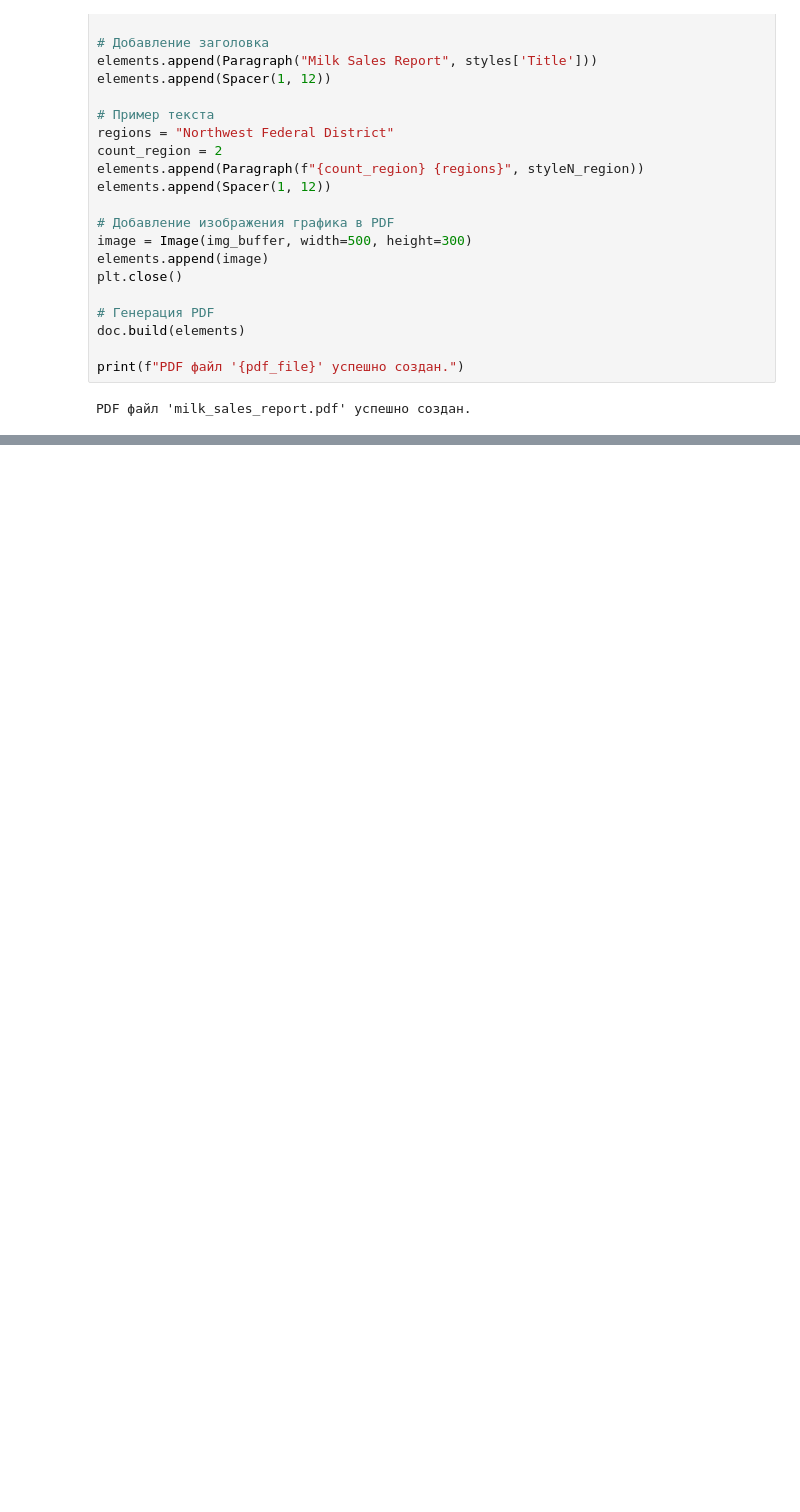
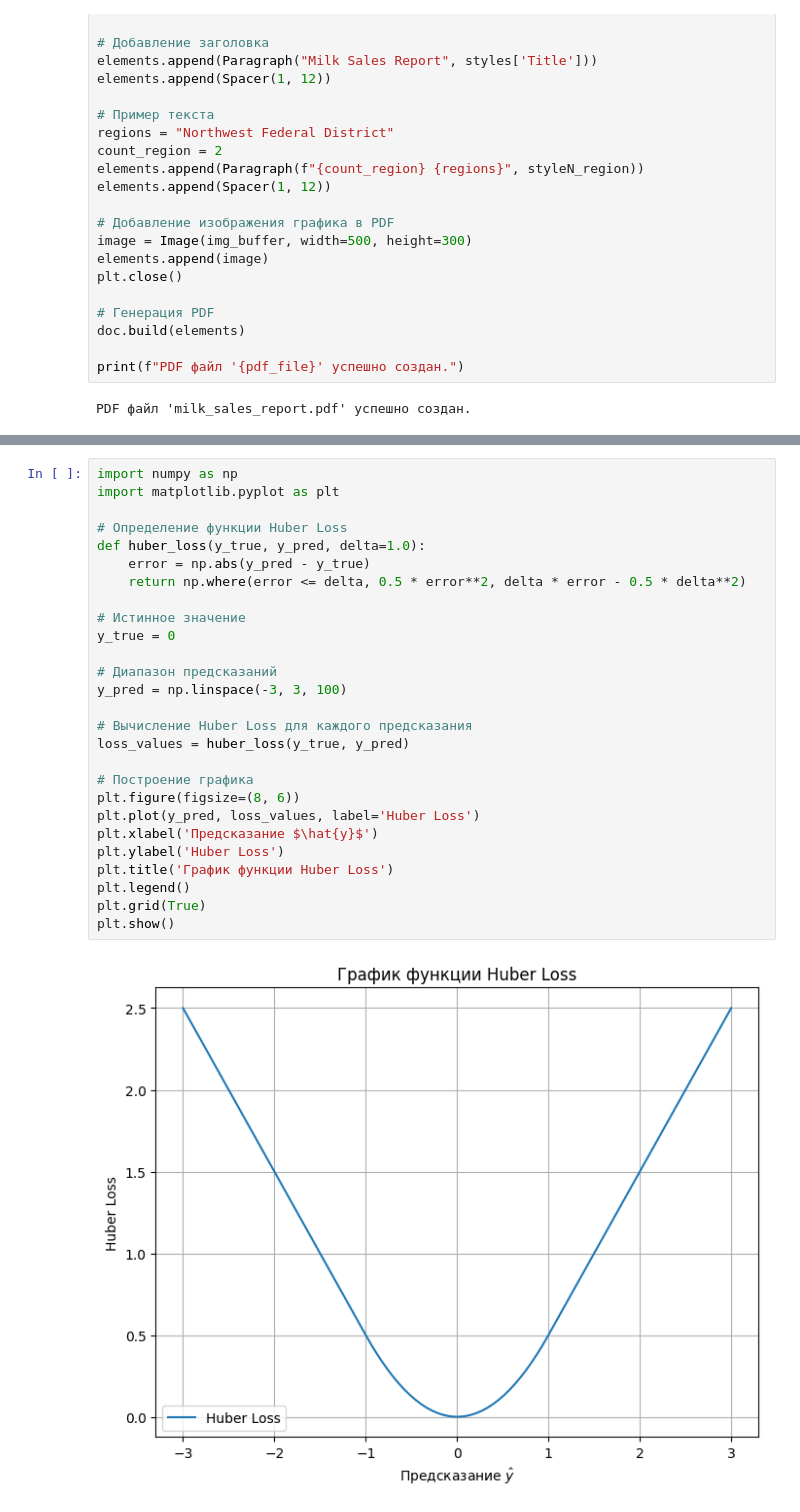
Before and after one commit to budennovsk/Pandas, a Jupyter notebook: reportlab.ipynb, the cells around one changed output, grey strips where cells are left out. Drawn from its saved outputs; the diff is of its cells as text; blank space fills up the shorter version.

```diff
--- a/reportlab.ipynb
+++ b/reportlab.ipynb
@@ -3315,0 +3418,29 @@ PDF файл 'milk_sales_report.pdf' успешно создан.
+# %%
+import numpy as np
+import matplotlib.pyplot as plt
+
+# Определение функции Huber Loss
+def huber_loss(y_true, y_pred, delta=1.0):
+    error = np.abs(y_pred - y_true)
+    return np.where(error <= delta, 0.5 * error**2, delta * error - 0.5 * delta**2)
+
+# Истинное значение
+y_true = 0
+
+# Диапазон предсказаний
+y_pred = np.linspace(-3, 3, 100)
+
+# Вычисление Huber Loss для каждого предсказания
+loss_values = huber_loss(y_true, y_pred)
+
+# Построение графика
+plt.figure(figsize=(8, 6))
+plt.plot(y_pred, loss_values, label='Huber Loss')
+plt.xlabel('Предсказание $\hat{y}$')
+plt.ylabel('Huber Loss')
+plt.title('График функции Huber Loss')
+plt.legend()
+plt.grid(True)
+plt.show()
+# %% [output]
+[figure, added]
```
Also changed, not shown: parts of 7 cells of this notebook.
